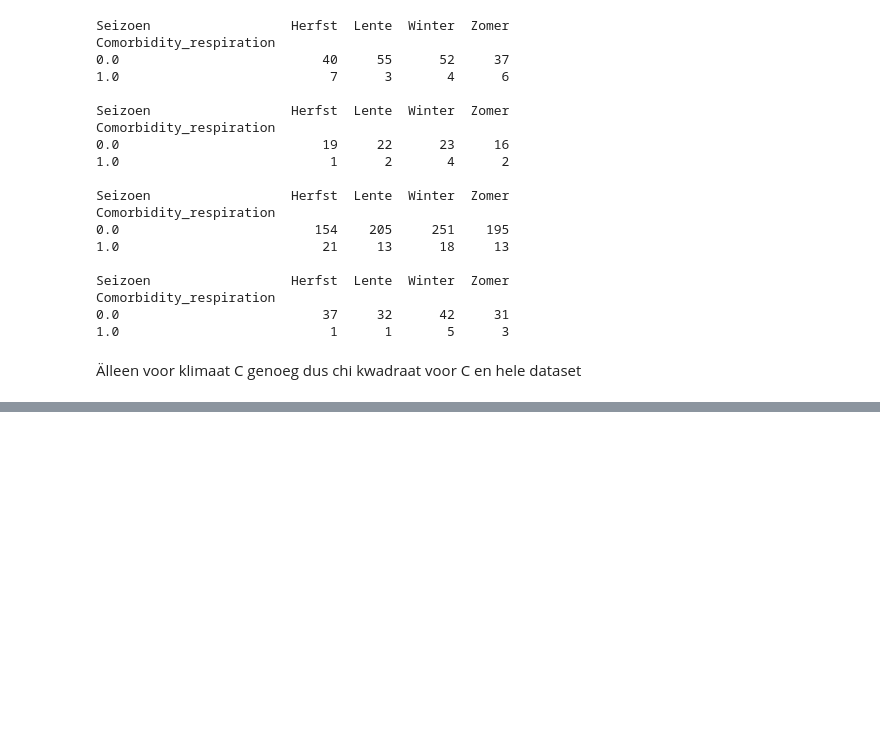
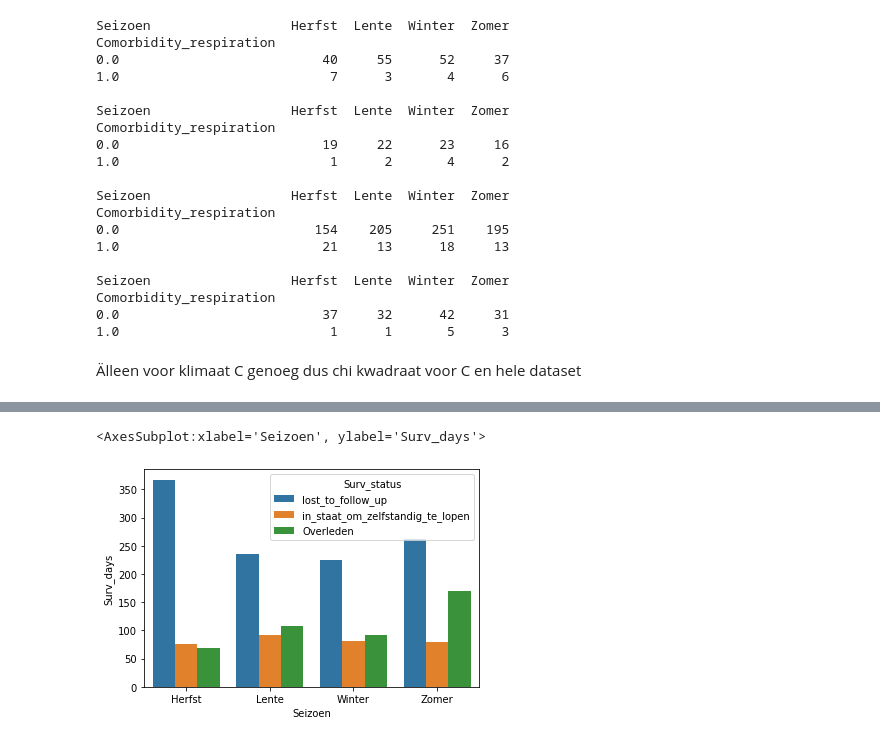
Before and after one commit to someoneontheworld/Modelleren-project, a Jupyter notebook: modelleren_code_groep_17.ipynb, the cells around one changed output, grey strips where cells are left out. Saved outputs shown, nothing was run; the diff lists cells and outputs as text; code cells hidden in the pictures; blank space fills up the shorter version.

```diff
--- a/modelleren_code_groep_17.ipynb
+++ b/modelleren_code_groep_17.ipynb
@@ -2568,0 +2795,3 @@ Chi2ContingencyResult(statistic=6.594302083012695, pvalue=0.08601673833707718, d
+# %%
+df['Surv_status'] = df['Surv_status'].replace({0: 'lost_to_follow_up', 1: 'in_staat_om_zelfstandig_te_lopen', 2: 'Overleden'})
+mean_surv_days = df['Surv_days'].groupby([df['Seizoen'], df['Surv_status']]).mean().reset_index()
@@ -2568,0 +2814,6 @@ Chi2ContingencyResult(statistic=6.594302083012695, pvalue=0.08601673833707718, d
+# %%
+sns.barplot(data = mean_surv_days, y='Surv_days', x="Seizoen", hue = 'Surv_status',
+            hue_order = ['lost_to_follow_up','in_staat_om_zelfstandig_te_lopen','Overleden'])
+# %% [output]
+<AxesSubplot:xlabel='Seizoen', ylabel='Surv_days'>
+[figure, added]
```
Also changed, not shown: parts of 190 cells of this notebook.
